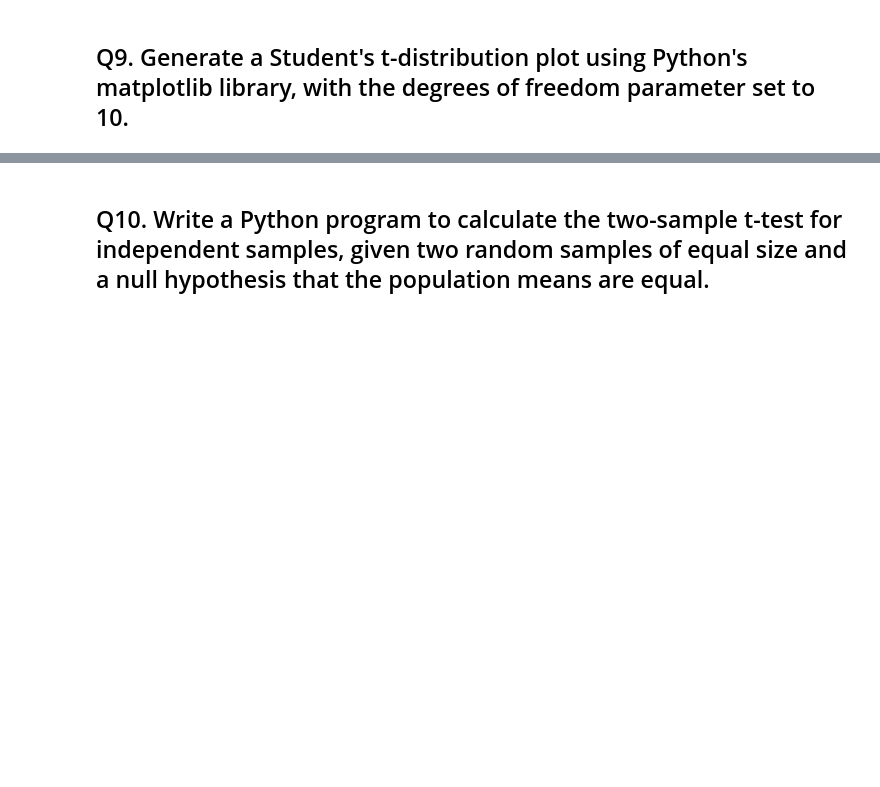
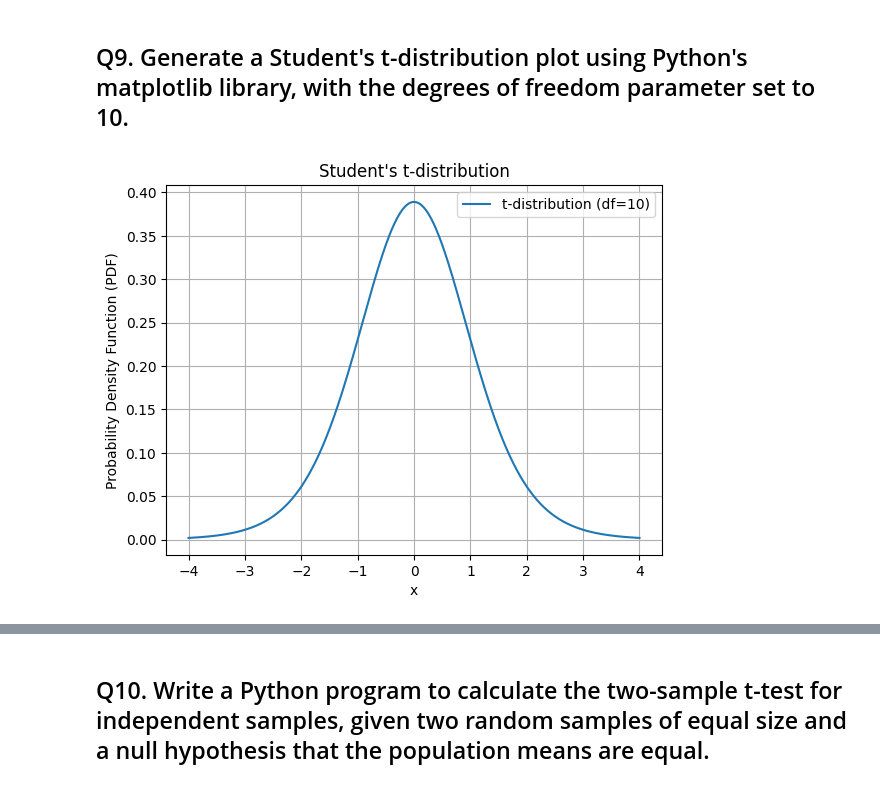
Before and after one commit to adeebkhan0706/pwskillsassignments, a Jupyter notebook: Statistics_assignment/Statistics Advance-3.ipynb, the cells around one changed output, grey strips where cells are left out. Saved outputs shown, nothing was run; the diff lists cells and outputs as text; code cells hidden in the pictures; blank space fills up the shorter version.

```diff
--- a/Statistics_assignment/Statistics Advance-3.ipynb
+++ b/Statistics_assignment/Statistics Advance-3.ipynb
@@ -19,2 +258,26 @@
 # %% [markdown]
 ## Q9. Generate a Student's t-distribution plot using Python's matplotlib library, with the degrees of freedom parameter set to 10.
+# %%
+import numpy as np
+import matplotlib.pyplot as plt
+from scipy.stats import t
+
+# Set the degrees of freedom
+degrees_of_freedom = 10
+
+# Generate values for the x-axis
+x = np.linspace(-4, 4, 1000)
+
+# Create the t-distribution
+t_distribution = t.pdf(x, df=degrees_of_freedom)
+
+# Plot the t-distribution
+plt.plot(x, t_distribution, label=f't-distribution (df={degrees_of_freedom})')
+plt.title("Student's t-distribution")
+plt.xlabel('x')
+plt.ylabel('Probability Density Function (PDF)')
+plt.legend()
+plt.grid(True)
+plt.show()
+# %% [output]
+[figure, added]
```
Also changed, not shown: parts of 39 cells of this notebook, 1 other file.
